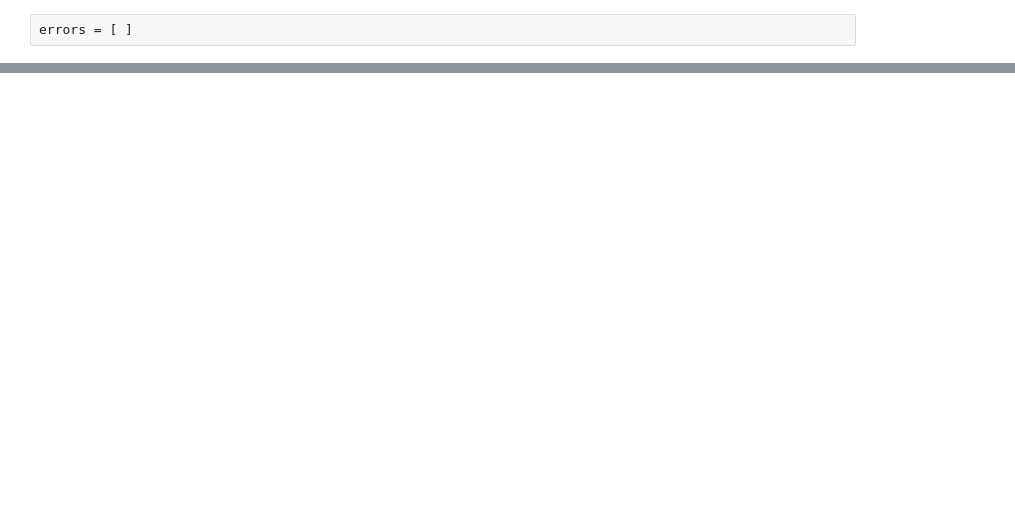
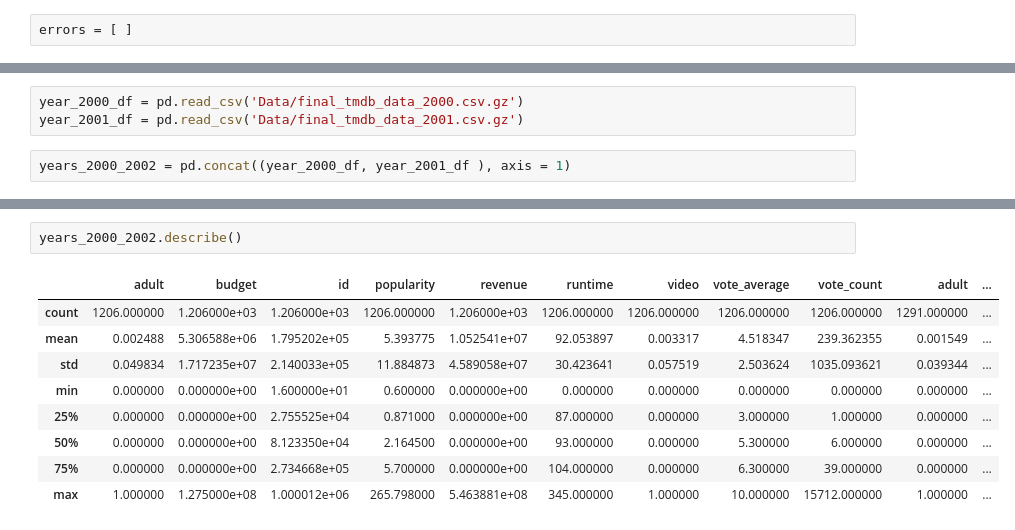
Before and after one commit to AbdoIbrahim/Project-3-Part-1-, a Jupyter notebook: Project 3 Part 2.ipynb, the cells around one changed output, grey strips where cells are left out. Cells and saved outputs as stored; diff of their text form; blank space fills up the shorter version.

```diff
--- a/Project 3 Part 2.ipynb
+++ b/Project 3 Part 2.ipynb
@@ -83,0 +254,5 @@ JSON_FILE = f'{FOLDER}tmdb_api_results_{YEAR}.json'
+# %%
+year_2000_df = pd.read_csv('Data/final_tmdb_data_2000.csv.gz')
+year_2001_df = pd.read_csv('Data/final_tmdb_data_2001.csv.gz')
+# %%
+years_2000_2002 = pd.concat((year_2000_df, year_2001_df ), axis = 1)
@@ -83,0 +275,12 @@ JSON_FILE = f'{FOLDER}tmdb_api_results_{YEAR}.json'
+# %%
+years_2000_2002.describe()
+# %% [output]
+|  | adult | budget | id | popularity | revenue | runtime | video | vote_average | vote_count | adult | ... |
+| count | 1206.000000 | 1.206000e+03 | 1.206000e+03 | 1206.000000 | 1.206000e+03 | 1206.000000 | 1206.000000 | 1206.000000 | 1206.000000 | 1291.000000 | ... |
+| mean | 0.002488 | 5.306588e+06 | 1.795202e+05 | 5.393775 | 1.052541e+07 | 92.053897 | 0.003317 | 4.518347 | 239.362355 | 0.001549 | ... |
+| std | 0.049834 | 1.717235e+07 | 2.140033e+05 | 11.884873 | 4.589058e+07 | 30.423641 | 0.057519 | 2.503624 | 1035.093621 | 0.039344 | ... |
+| min | 0.000000 | 0.000000e+00 | 1.600000e+01 | 0.600000 | 0.000000e+00 | 0.000000 | 0.000000 | 0.000000 | 0.000000 | 0.000000 | ... |
+| 25% | 0.000000 | 0.000000e+00 | 2.755525e+04 | 0.871000 | 0.000000e+00 | 87.000000 | 0.000000 | 3.000000 | 1.000000 | 0.000000 | ... |
+| 50% | 0.000000 | 0.000000e+00 | 8.123350e+04 | 2.164500 | 0.000000e+00 | 93.000000 | 0.000000 | 5.300000 | 6.000000 | 0.000000 | ... |
+| 75% | 0.000000 | 0.000000e+00 | 2.734668e+05 | 5.700000 | 0.000000e+00 | 104.000000 | 0.000000 | 6.300000 | 39.000000 | 0.000000 | ... |
+| max | 1.000000 | 1.275000e+08 | 1.000012e+06 | 265.798000 | 5.463881e+08 | 345.000000 | 1.000000 | 10.000000 | 15712.000000 | 1.000000 | ... |
```
Also changed, not shown: parts of 22 cells of this notebook.
